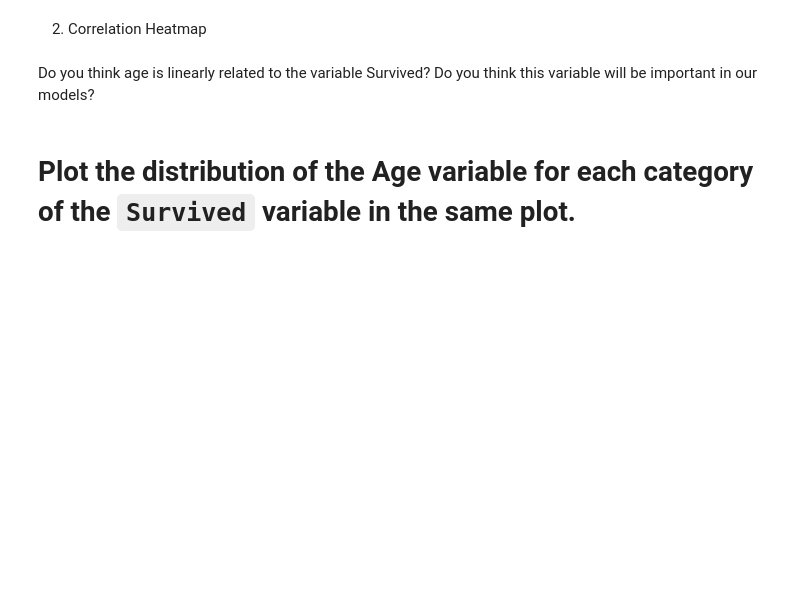
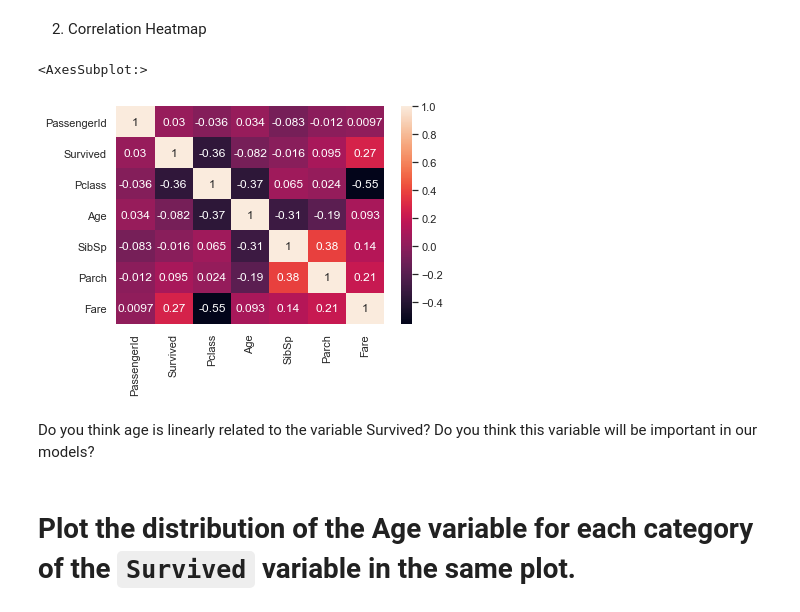
Before and after one commit to Marcio-Marchiori/Labs_Python, a Jupyter notebook: Lab_titanic/titanic-exploration-lab.ipynb, the cells around one changed output. Cells and saved outputs as stored; diff of their text form; code cells hidden in the pictures; blank space fills up the shorter version.

```diff
--- a/Lab_titanic/titanic-exploration-lab.ipynb
+++ b/Lab_titanic/titanic-exploration-lab.ipynb
@@ -77,3 +160,5 @@ Can you infer the same using a correlation table and a heatmap?
 1. Correlation dataframe
 # %%
 # your code here
+corr = titanic.corr()
+corr
@@ -84,3 +176,9 @@ Can you infer the same using a correlation table and a heatmap?
+# %%
+# your code here
+sns.heatmap(corr, xticklabels=corr.columns, yticklabels=corr.columns, annot=True)
+# %% [output]
+<AxesSubplot:>
+[figure, added]
 # %% [markdown]
 Do you think age is linearly related to the variable Survived? Do you think this variable will be important in our models?
 # %%
```
Also changed, not shown: parts of 29 cells of this notebook.
